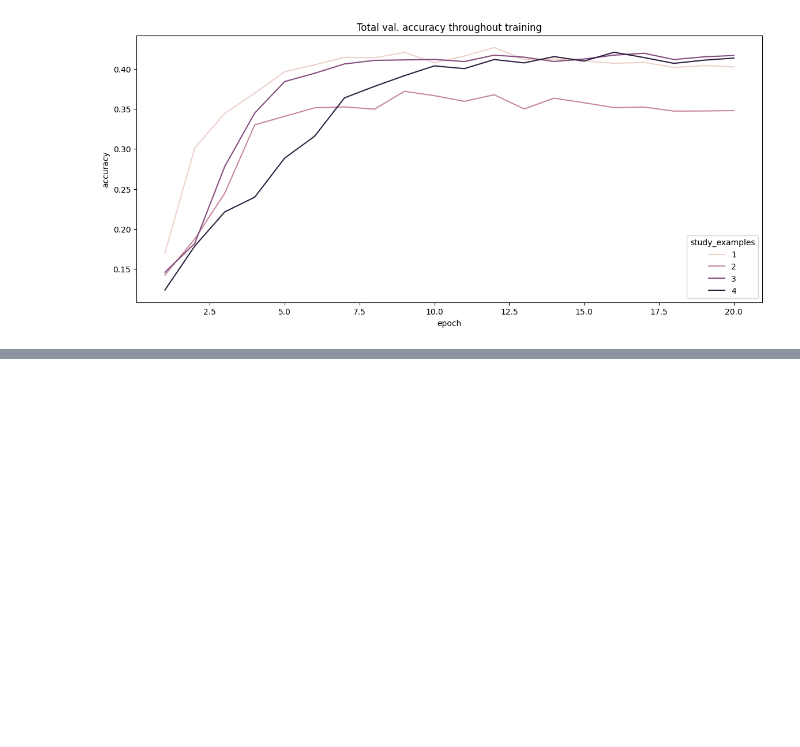
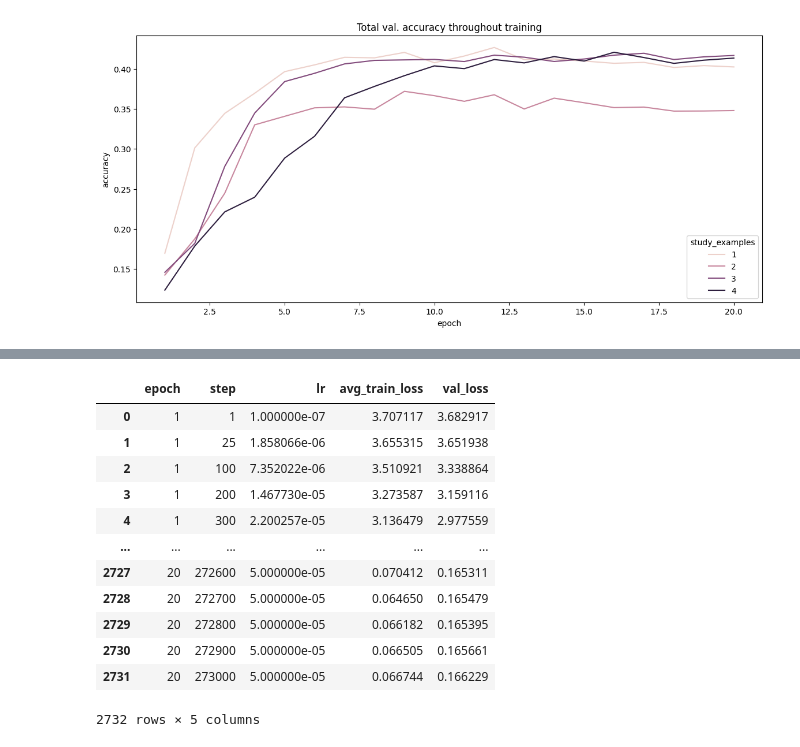
Before and after one commit to philipp-hellwig/MLC-letter-string-analogies, a Jupyter notebook: analyses/all_trans.ipynb, the cells around one changed output, grey strips where cells are left out. Drawn from its saved outputs; the diff is of its cells as text; code cells hidden in the pictures; blank space fills up the shorter version.

```diff
--- a/analyses/all_trans.ipynb
+++ b/analyses/all_trans.ipynb
@@ -263,0 +314,16 @@ _ = ax.set_title("Total val. accuracy throughout training")
+# %%
+analysis_utils.training_information(cp, val, "Training information for model trained with 3 study examples:")
+# %% [output]
+|  | epoch | step | lr | avg_train_loss | val_loss |
+| 0 | 1 | 1 | 1.000000e-07 | 3.707117 | 3.682917 |
+| 1 | 1 | 25 | 1.858066e-06 | 3.655315 | 3.651938 |
+| 2 | 1 | 100 | 7.352022e-06 | 3.510921 | 3.338864 |
+| 3 | 1 | 200 | 1.467730e-05 | 3.273587 | 3.159116 |
+| 4 | 1 | 300 | 2.200257e-05 | 3.136479 | 2.977559 |
+| ... | ... | ... | ... | ... | ... |
+| 2727 | 20 | 272600 | 5.000000e-05 | 0.070412 | 0.165311 |
+| 2728 | 20 | 272700 | 5.000000e-05 | 0.064650 | 0.165479 |
+| 2729 | 20 | 272800 | 5.000000e-05 | 0.066182 | 0.165395 |
+| 2730 | 20 | 272900 | 5.000000e-05 | 0.066505 | 0.165661 |
+| 2731 | 20 | 273000 | 5.000000e-05 | 0.066744 | 0.166229 |
+2732 rows × 5 columns
```
Also changed, not shown: parts of 10 cells of this notebook, 1 other file.
